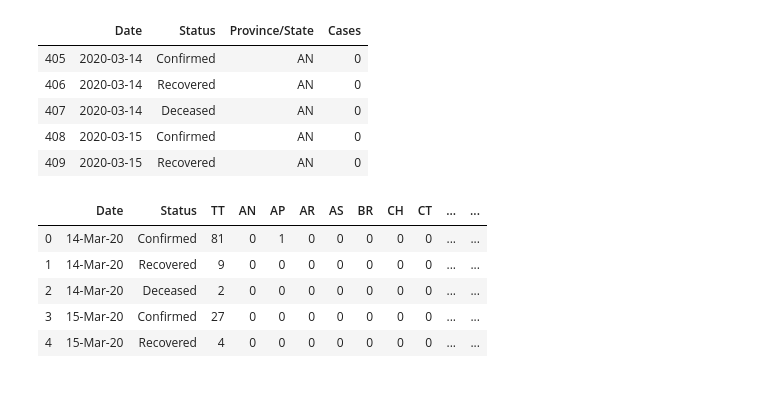
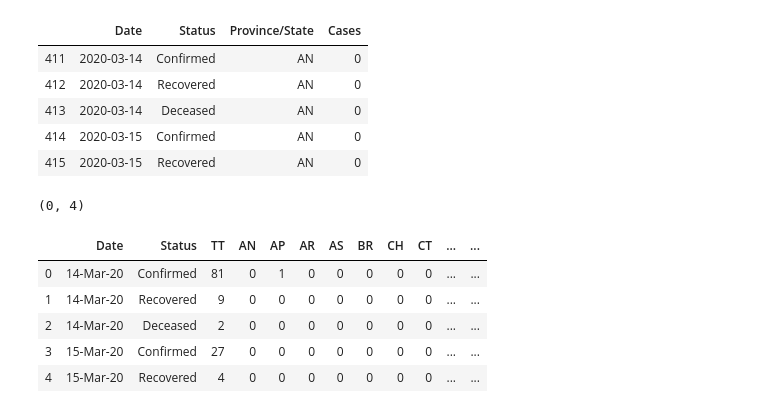
Before and after one commit to DEEPAK-0016/data-set, a Jupyter notebook: Covid_Prediction_Final.ipynb, the cells around one changed output. Drawn from its saved outputs; the diff is of its cells as text; code cells hidden in the pictures.

```diff
--- a/Covid_Prediction_Final.ipynb
+++ b/Covid_Prediction_Final.ipynb
@@ -13,19 +13,25 @@ from collections import namedtuple
 # %%
 url1 = 'https://api.covid19india.org/csv/latest/state_wise_daily.csv'
 st_ws_daily = pd.read_csv(url1)
 
 st_ws_daily.to_csv('st_ws_daily')
 df = pd.melt(st_ws_daily,id_vars=['Date','Status'],var_name='Province/State',value_name='Cases')
 df['Date']=pd.to_datetime(df['Date'])
-df1=df.loc[df['Province/State']!='TT']
+df01=df.loc[df['Province/State']!='TT']
+df1=df01.loc[df['Province/State']!='DN']
 df1.head()
 # %% [output]
 |  | Date | Status | Province/State | Cases |
-| 405 | 2020-03-14 | Confirmed | AN | 0 |
-| 406 | 2020-03-14 | Recovered | AN | 0 |
-| 407 | 2020-03-14 | Deceased | AN | 0 |
-| 408 | 2020-03-15 | Confirmed | AN | 0 |
-| 409 | 2020-03-15 | Recovered | AN | 0 |
+| 411 | 2020-03-14 | Confirmed | AN | 0 |
+| 412 | 2020-03-14 | Recovered | AN | 0 |
+| 413 | 2020-03-14 | Deceased | AN | 0 |
+| 414 | 2020-03-15 | Confirmed | AN | 0 |
+| 415 | 2020-03-15 | Recovered | AN | 0 |
+# %%
+ck=df1.loc[df1['Province/State']=='TT']
+ck.shape
+# %% [output]
+(0, 4)
 # %%
 st_ws_daily.head()
 # %% [output]
```
Also changed, not shown: parts of 47 cells of this notebook, 1 other file.
